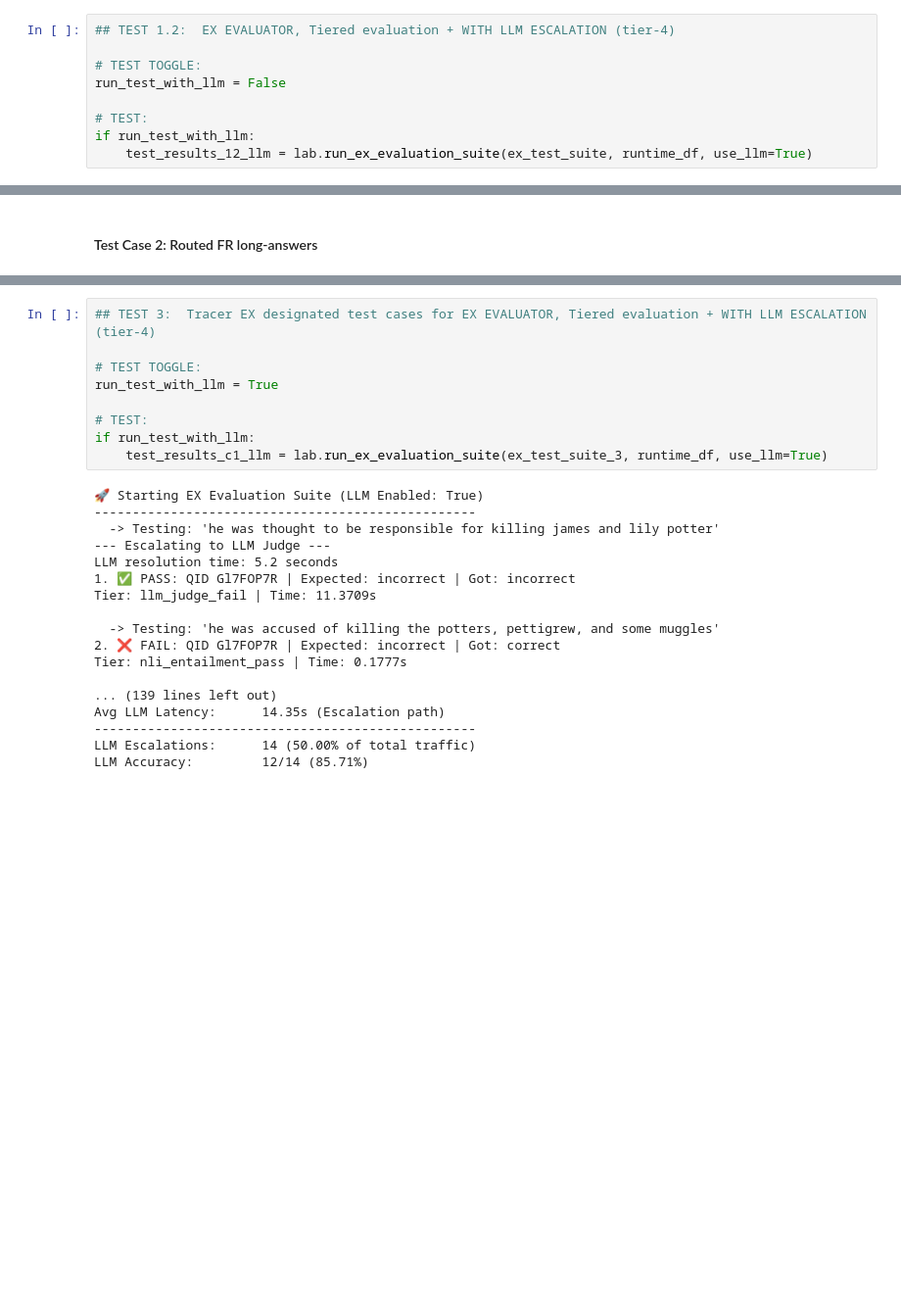
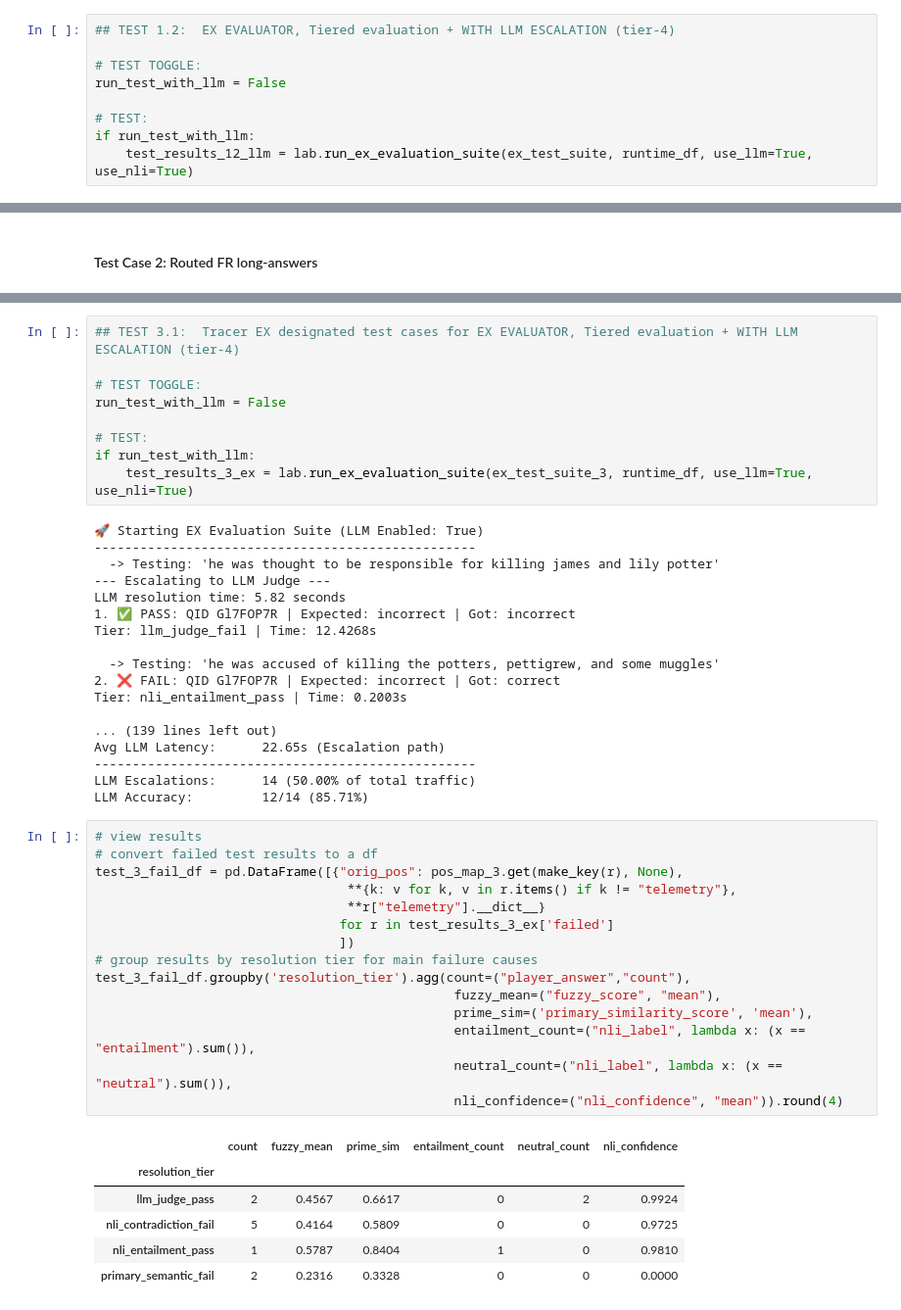
Before and after one commit to RSipra/semantic_verification_engine, a Jupyter notebook: notebooks/02_research/08_nlp_lab_v0.ipynb, the cells around one changed output, grey strips where cells are left out. Shown at 98% size. Saved outputs shown, nothing was run; the diff lists cells and outputs as text; blank space fills up the shorter version.

```diff
--- a/notebooks/02_research/08_nlp_lab_v0.ipynb
+++ b/notebooks/02_research/08_nlp_lab_v0.ipynb
@@ -1288,7 +1288,7 @@ run_test_with_llm = False
 
 # TEST:
 if run_test_with_llm:
-    test_results_12_llm = lab.run_ex_evaluation_suite(ex_test_suite, runtime_df, use_llm=True)
+    test_results_12_llm = lab.run_ex_evaluation_suite(ex_test_suite, runtime_df, use_llm=True, use_nli=True)
 # %% [output]
 🚀 Starting EX Evaluation Suite (LLM Enabled: True)
 --------------------------------------------------
@@ -1848,27 +1928,49 @@ ex_test_suite_3 = {
 # %%
-## TEST 3:  Tracer EX designated test cases for EX EVALUATOR, Tiered evaluation + WITH LLM ESCALATION (tier-4)
+## TEST 3.1:  Tracer EX designated test cases for EX EVALUATOR, Tiered evaluation + WITH LLM ESCALATION (tier-4)
 
 # TEST TOGGLE:
-run_test_with_llm = True
+run_test_with_llm = False
 
 # TEST:
 if run_test_with_llm:
-    test_results_c1_llm = lab.run_ex_evaluation_suite(ex_test_suite_3, runtime_df, use_llm=True)
+    test_results_3_ex = lab.run_ex_evaluation_suite(ex_test_suite_3, runtime_df, use_llm=True, use_nli=True)
 # %% [output]
 🚀 Starting EX Evaluation Suite (LLM Enabled: True)
 --------------------------------------------------
   -> Testing: 'he was thought to be responsible for killing james and lily potter'
 --- Escalating to LLM Judge ---
-LLM resolution time: 5.2 seconds
+LLM resolution time: 5.82 seconds
 1. ✅ PASS: QID Gl7FOP7R | Expected: incorrect | Got: incorrect
-Tier: llm_judge_fail | Time: 11.3709s
+Tier: llm_judge_fail | Time: 12.4268s
 
   -> Testing: 'he was accused of killing the potters, pettigrew, and some muggles'
 2. ❌ FAIL: QID Gl7FOP7R | Expected: incorrect | Got: correct
-Tier: nli_entailment_pass | Time: 0.1777s
+Tier: nli_entailment_pass | Time: 0.2003s
 
 ... (139 lines left out)
-Avg LLM Latency:      14.35s (Escalation path)
+Avg LLM Latency:      22.65s (Escalation path)
 --------------------------------------------------
 LLM Escalations:      14 (50.00% of total traffic)
 LLM Accuracy:         12/14 (85.71%)
+# %%
+# view results
+# convert failed test results to a df
+test_3_fail_df = pd.DataFrame([{"orig_pos": pos_map_3.get(make_key(r), None),
+                                 **{k: v for k, v in r.items() if k != "telemetry"},
+                                 **r["telemetry"].__dict__}
+                                for r in test_results_3_ex['failed']
+                                ])
+# group results by resolution tier for main failure causes
+test_3_fail_df.groupby('resolution_tier').agg(count=("player_answer","count"),
+                                               fuzzy_mean=("fuzzy_score", "mean"),
+                                               prime_sim=('primary_similarity_score', 'mean'),
+                                               entailment_count=("nli_label", lambda x: (x == "entailment").sum()),
+                                               neutral_count=("nli_label", lambda x: (x == "neutral").sum()),
+                                               nli_confidence=("nli_confidence", "mean")).round(4)
+# %% [output]
+|  | count | fuzzy_mean | prime_sim | entailment_count | neutral_count | nli_confidence |
+| resolution_tier |  |  |  |  |  |  |
+| llm_judge_pass | 2 | 0.4567 | 0.6617 | 0 | 2 | 0.9924 |
+| nli_contradiction_fail | 5 | 0.4164 | 0.5809 | 0 | 0 | 0.9725 |
+| nli_entailment_pass | 1 | 0.5787 | 0.8404 | 1 | 0 | 0.9810 |
+| primary_semantic_fail | 2 | 0.2316 | 0.3328 | 0 | 0 | 0.0000 |
```
Also changed, not shown: parts of 24 cells of this notebook, 4 other files.
